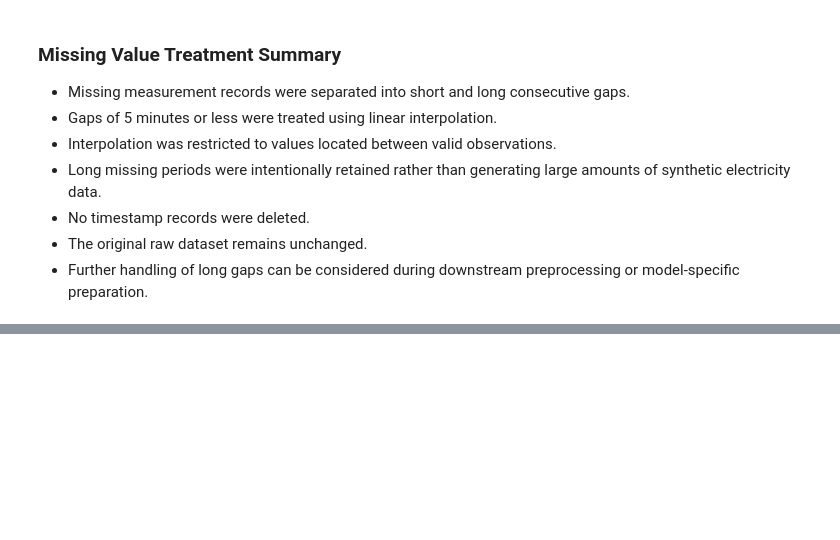
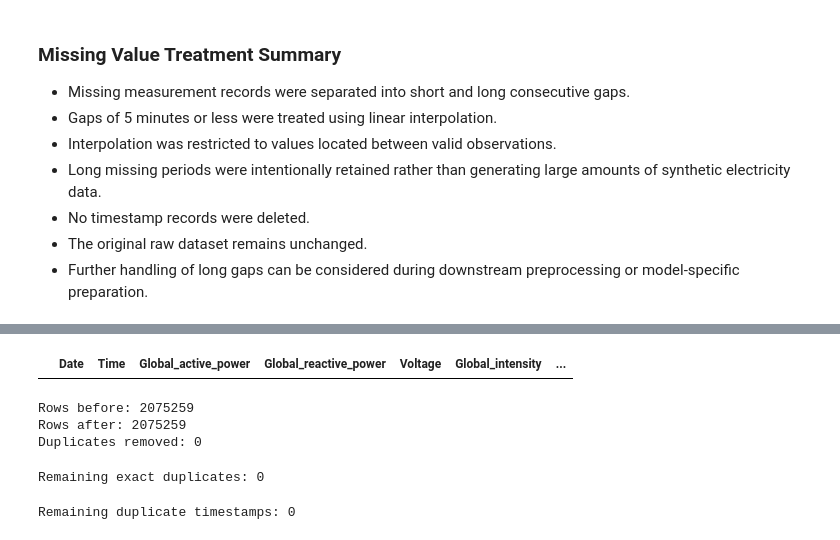
Before and after one commit to NimaniThathsarani/Smart-Energy-Consumption-Prediction-System, a Jupyter notebook: notebooks/02_data_cleaning.ipynb, the cells around one changed output, grey strips where cells are left out. Saved outputs shown, nothing was run; the diff lists cells and outputs as text; code cells hidden in the pictures; blank space fills up the shorter version.

```diff
--- a/notebooks/02_data_cleaning.ipynb
+++ b/notebooks/02_data_cleaning.ipynb
@@ -425,0 +455,46 @@ comparison
+# %%
+# Display rows sharing the same timestamp
+duplicate_timestamp_rows = df_clean[
+    df_clean.duplicated(
+        subset=["Date", "Time"],
+        keep=False
+    )
+]
+
+duplicate_timestamp_rows.head(10)
+# %% [output]
+|  | Date | Time | Global_active_power | Global_reactive_power | Voltage | Global_intensity | ... |
+# %%
+# Remove exact duplicate records only
+rows_before = len(df_clean)
+
+df_clean = df_clean.drop_duplicates().copy()
+
+rows_after = len(df_clean)
+
+print("Rows before:", rows_before)
+print("Rows after:", rows_after)
+print("Duplicates removed:", rows_before - rows_after)
+# %% [output]
+Rows before: 2075259
+Rows after: 2075259
+Duplicates removed: 0
+# %%
+# Confirm no exact duplicates remain
+remaining_duplicates = df_clean.duplicated().sum()
+
+print("Remaining exact duplicates:", remaining_duplicates)
+# %% [output]
+Remaining exact duplicates: 0
+# %%
+# Recheck repeated timestamps after duplicate handling
+remaining_timestamp_duplicates = df_clean.duplicated(
+    subset=["Date", "Time"]
+).sum()
+
+print(
+    "Remaining duplicate timestamps:",
+    remaining_timestamp_duplicates
+)
+# %% [output]
+Remaining duplicate timestamps: 0
```
Also changed, not shown: parts of 5 cells of this notebook.
